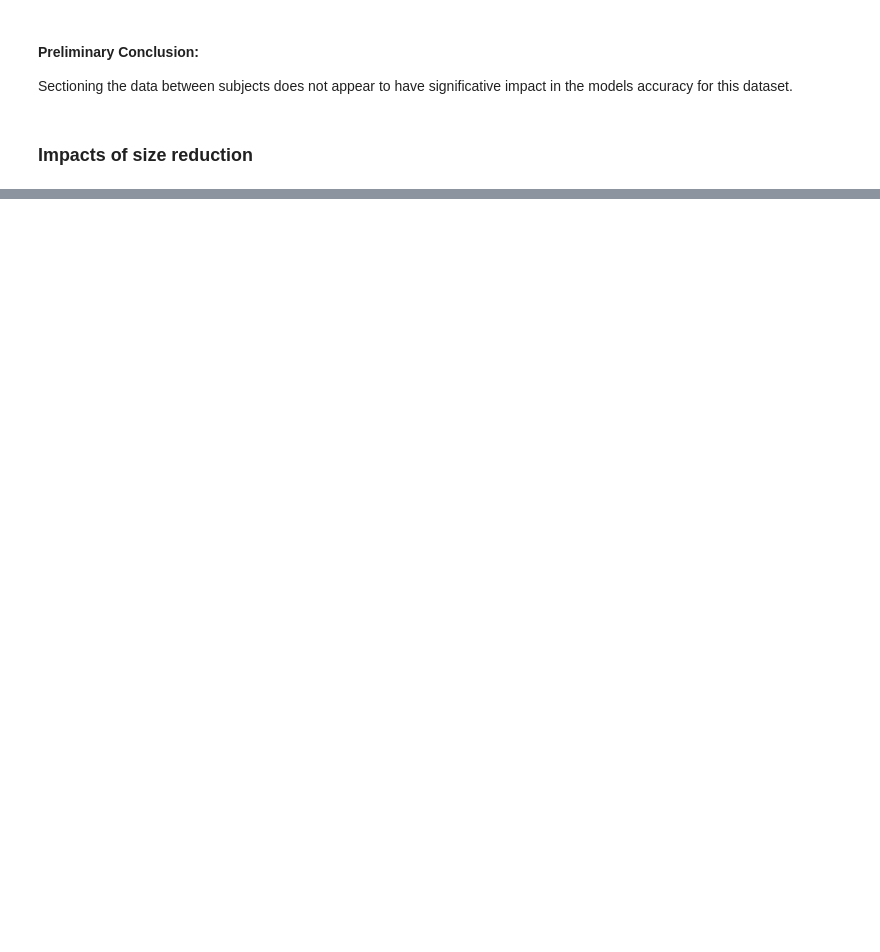
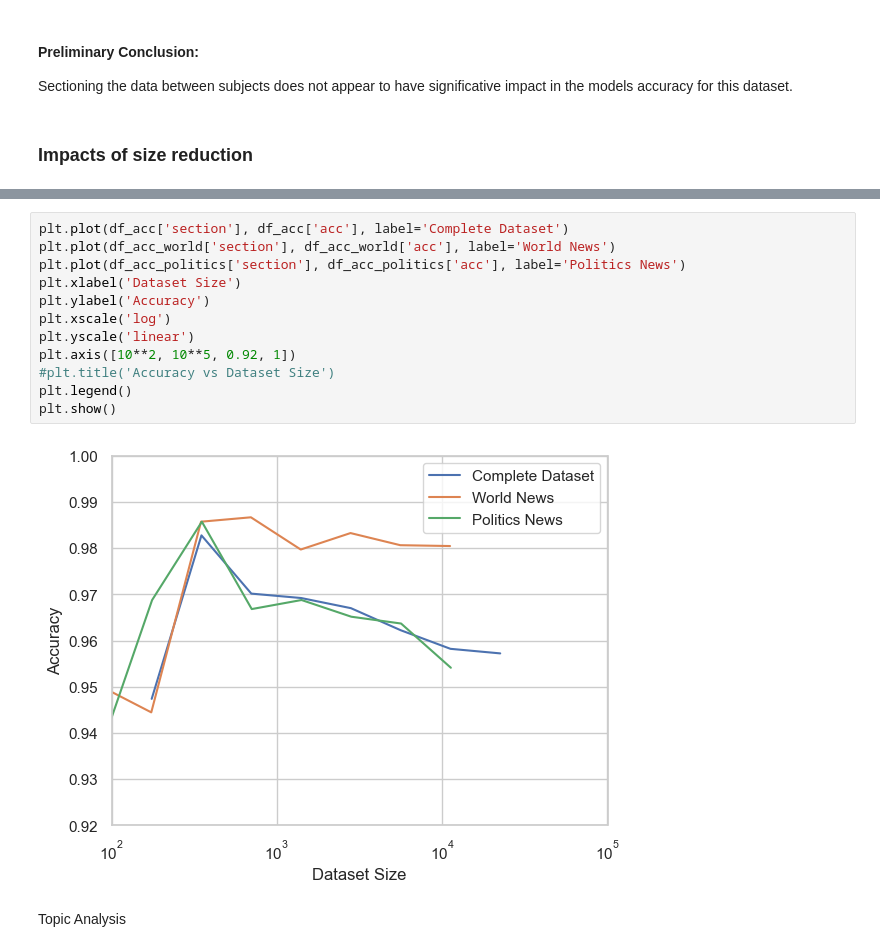
Before and after one commit to P-ASilva/fake-news-detector, a Jupyter notebook: classifier.ipynb, the cells around one changed output, grey strips where cells are left out. Cells and saved outputs as stored; diff of their text form; blank space fills up the shorter version.

```diff
--- a/classifier.ipynb
+++ b/classifier.ipynb
@@ -403,0 +366,16 @@ weighted avg       0.25      0.50      0.33        18
+# %%
+plt.plot(df_acc['section'], df_acc['acc'], label='Complete Dataset')
+plt.plot(df_acc_world['section'], df_acc_world['acc'], label='World News')
+plt.plot(df_acc_politics['section'], df_acc_politics['acc'], label='Politics News')
+plt.xlabel('Dataset Size')
+plt.ylabel('Accuracy')
+plt.xscale('log')
+plt.yscale('linear')
+plt.axis([10**2, 10**5, 0.92, 1])
+#plt.title('Accuracy vs Dataset Size')
+plt.legend()
+plt.show()
+# %% [output]
+[figure, added]
+# %% [markdown]
+Topic Analysis
```
Also changed, not shown: parts of 25 cells of this notebook.
